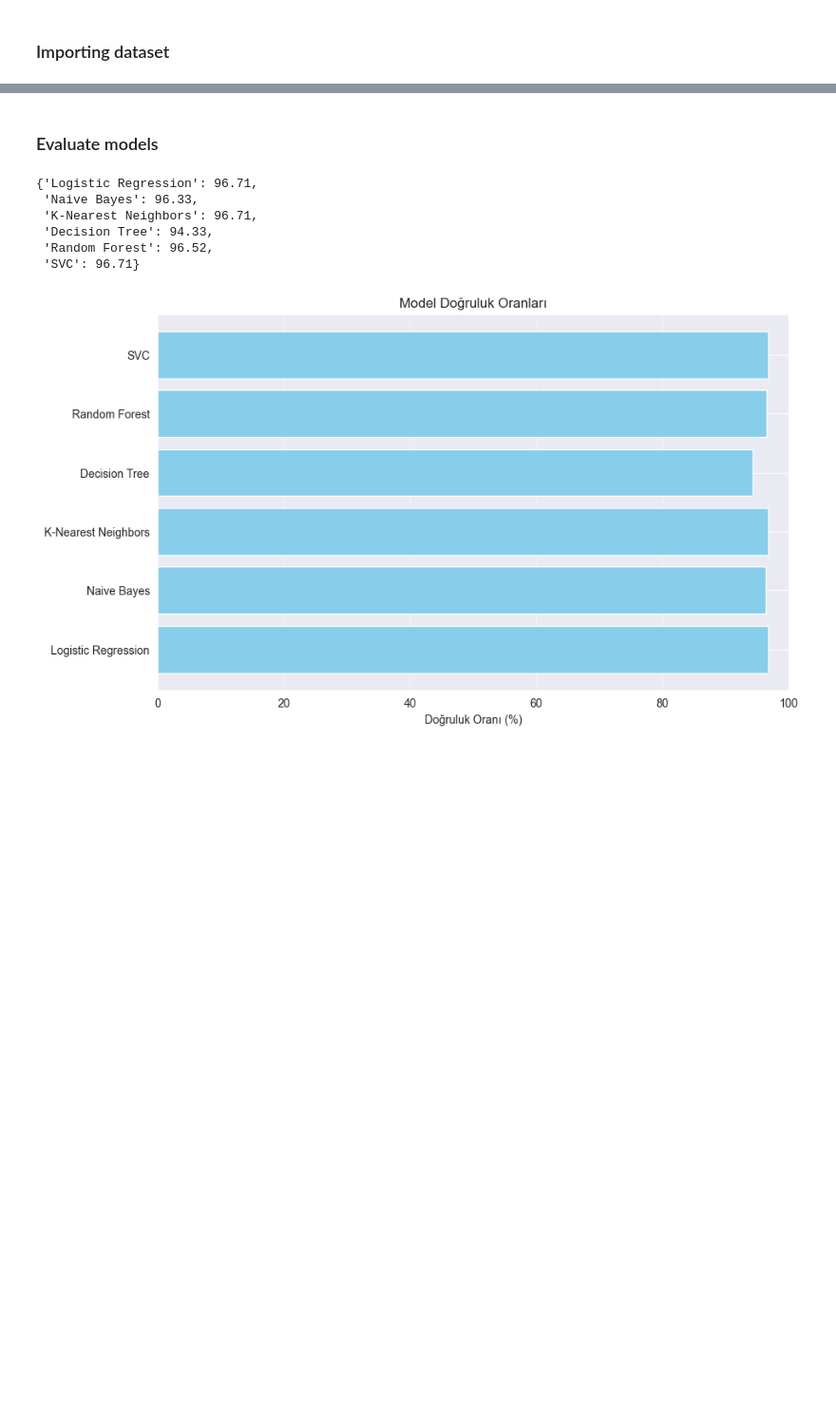
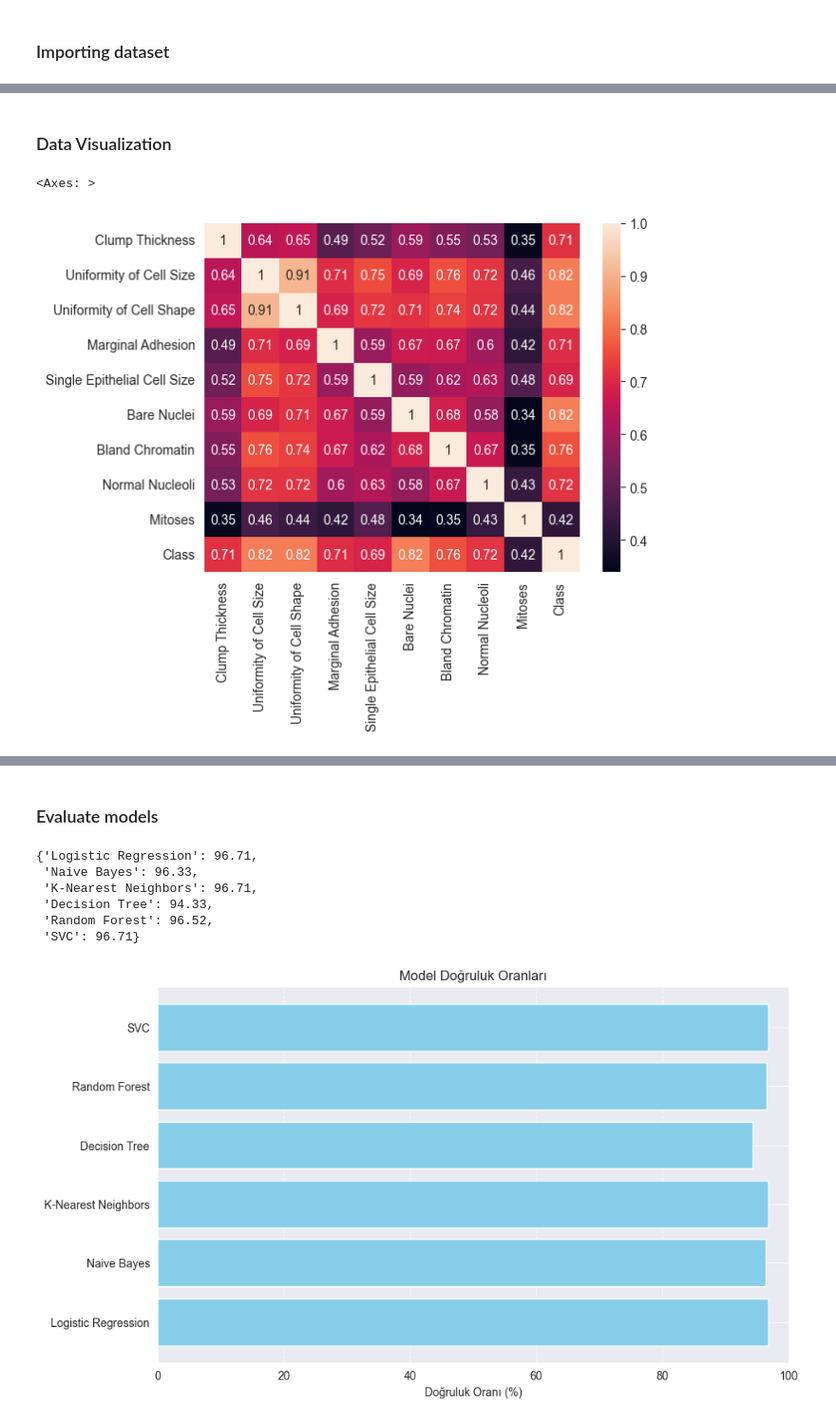
Before and after one commit to mertgenc0/mydsprojects, a Jupyter notebook: Breastcancerds/breast_cancer.ipynb, the cells around one changed output, grey strips where cells are left out. Shown: that part at 95% size. Drawn from its saved outputs; the diff is of its cells as text; code cells hidden in the pictures; blank space fills up the shorter version.

```diff
--- a/Breastcancerds/breast_cancer.ipynb
+++ b/Breastcancerds/breast_cancer.ipynb
@@ -17,0 +77,9 @@ dataset = dataset.reset_index(drop=True)
+# %% [markdown]
+### Data Visualization
+# %%
+dataset_corr = dataset.corr()
+# %%
+sns.heatmap(dataset_corr, annot=True)
+# %% [output]
+<Axes: >
+[figure, added]
```
Also changed, not shown: parts of 7 cells of this notebook, 7 other files.
